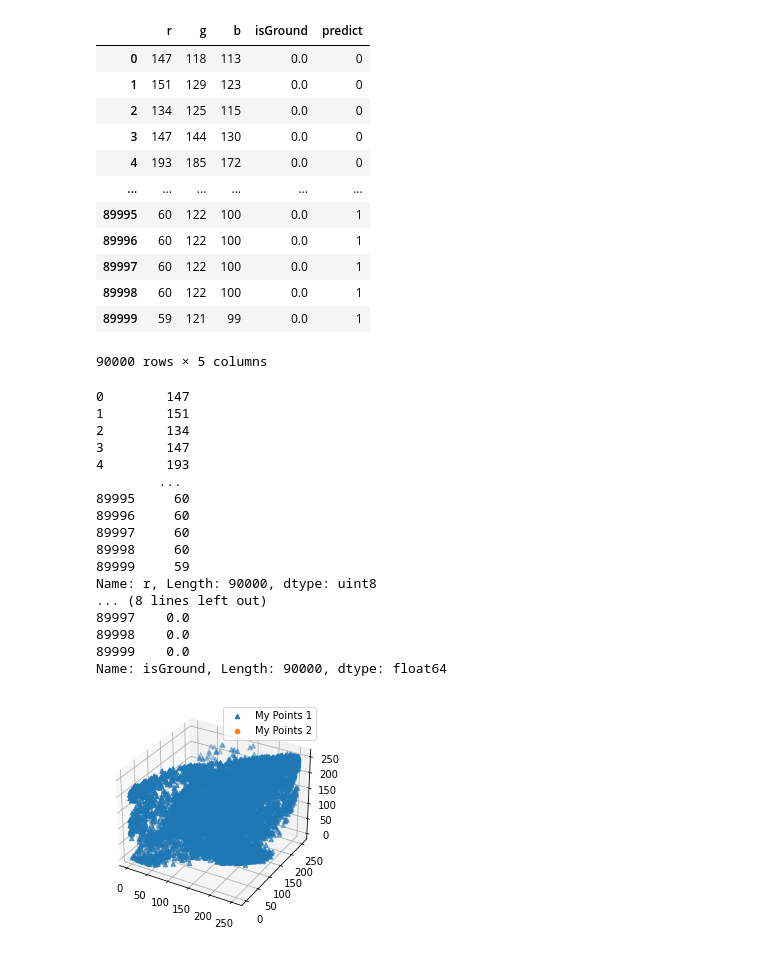
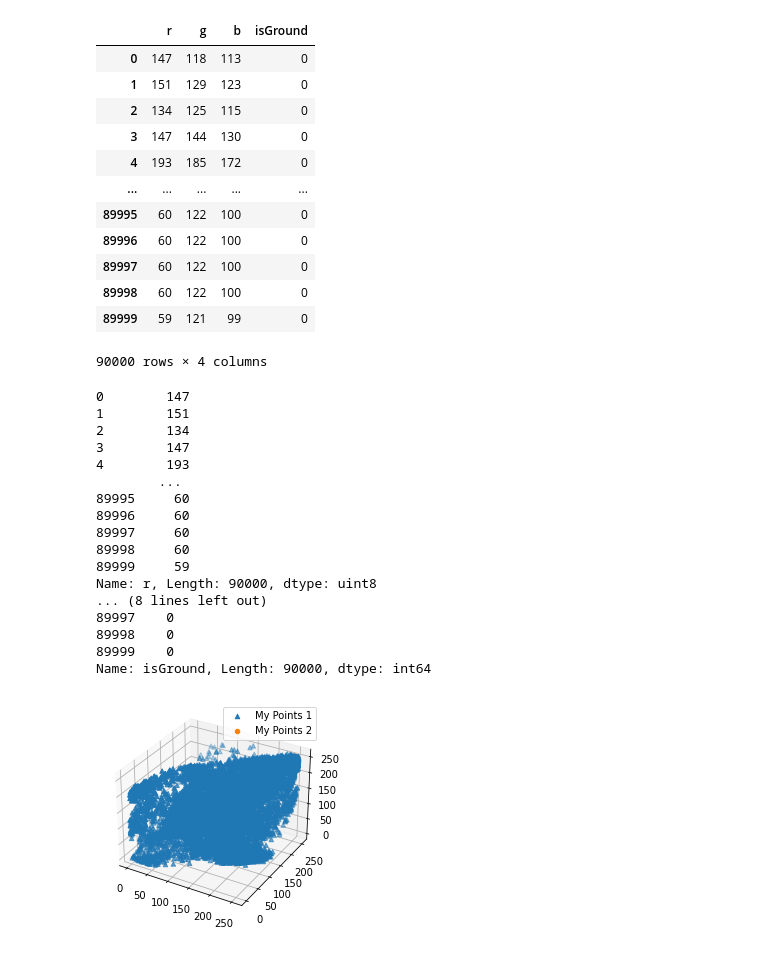
Before and after one commit to hfchen2132131/multimedia_hw4, a Jupyter notebook: hw4.ipynb, the cells around one changed output. Saved outputs shown, nothing was run; the diff lists cells and outputs as text; code cells hidden in the pictures.

```diff
--- a/hw4.ipynb
+++ b/hw4.ipynb
@@ -11,24 +11,24 @@ mask_df = pd.DataFrame(img1_mask.reshape(-1,3),columns=["r","g","b"])
 # %%
 import numpy as np
 s = pd.Series(np.zeros(len(img1_df.index)))
 s
 img1_df["isGround"] = np.zeros(len(img1_df.index))
-#img1_df = img1_df.astype({"isGround":int})
+img1_df = img1_df.astype({"isGround":int})
 for i in range(len(img1_df.index)):
     if mask_df.at[i,"r"] == 0:
         img1_df.at[i,"isGround"] = 0
 img1_df
 # %% [output]
-|  | r | g | b | isGround | predict |
-| 0 | 147 | 118 | 113 | 0.0 | 0 |
-| 1 | 151 | 129 | 123 | 0.0 | 0 |
-| 2 | 134 | 125 | 115 | 0.0 | 0 |
-| 3 | 147 | 144 | 130 | 0.0 | 0 |
-| 4 | 193 | 185 | 172 | 0.0 | 0 |
-| ... | ... | ... | ... | ... | ... |
-| 89995 | 60 | 122 | 100 | 0.0 | 1 |
-| 89996 | 60 | 122 | 100 | 0.0 | 1 |
-| 89997 | 60 | 122 | 100 | 0.0 | 1 |
-| 89998 | 60 | 122 | 100 | 0.0 | 1 |
-| 89999 | 59 | 121 | 99 | 0.0 | 1 |
+|  | r | g | b | isGround |
+| 0 | 147 | 118 | 113 | 0 |
+| 1 | 151 | 129 | 123 | 0 |
+| 2 | 134 | 125 | 115 | 0 |
+| 3 | 147 | 144 | 130 | 0 |
+| 4 | 193 | 185 | 172 | 0 |
+| ... | ... | ... | ... | ... |
+| 89995 | 60 | 122 | 100 | 0 |
+| 89996 | 60 | 122 | 100 | 0 |
+| 89997 | 60 | 122 | 100 | 0 |
+| 89998 | 60 | 122 | 100 | 0 |
+| 89999 | 59 | 121 | 99 | 0 |
-90000 rows × 5 columns
+90000 rows × 4 columns
@@ -43,9 +56,11 @@ print(img1_df.loc[:, "r"])
 print(Y)
 
 M1 = GMM(n_components=2)
-M1.fit(img1_df, Y)
-result = M1.predict(img1_df)
+M1.fit(X, Y)
+result = M1.predict(X)
 img1_df["predict"] = result
+
+img_out(result, img1, "output1.jpg", 1)
 # %% [output]
 0        147
 1        151
@@ -60,10 +75,10 @@ img1_df["predict"] = result
 89999     59
 Name: r, Length: 90000, dtype: uint8
 ... (8 lines left out)
-89997    0.0
-89998    0.0
-89999    0.0
-Name: isGround, Length: 90000, dtype: float64
+89997    0
+89998    0
+89999    0
+Name: isGround, Length: 90000, dtype: int64
 # %%
 
 fig = plt.figure()
```
Also changed, not shown: parts of 4 cells of this notebook.
